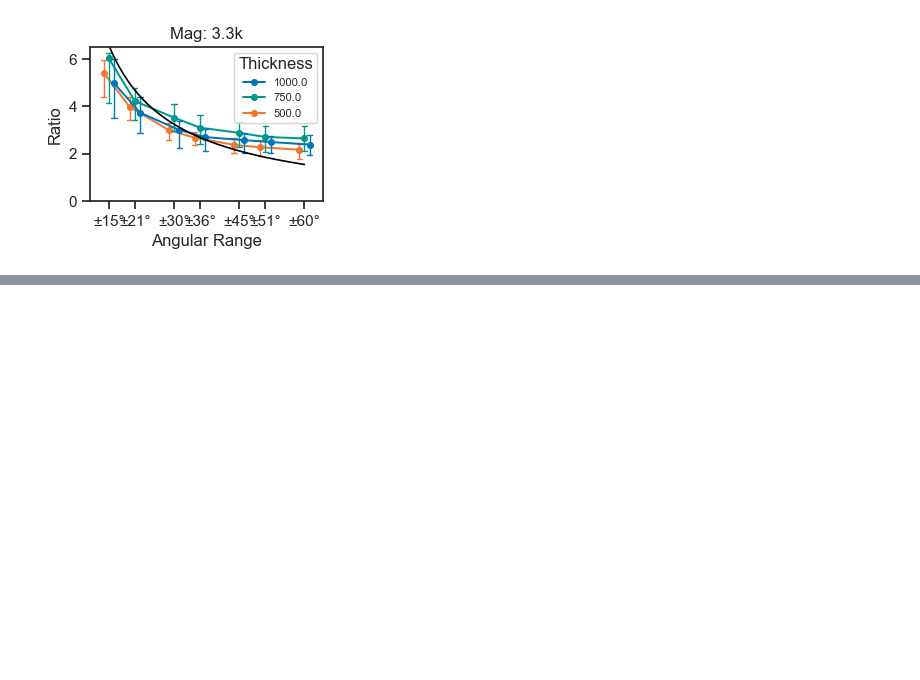
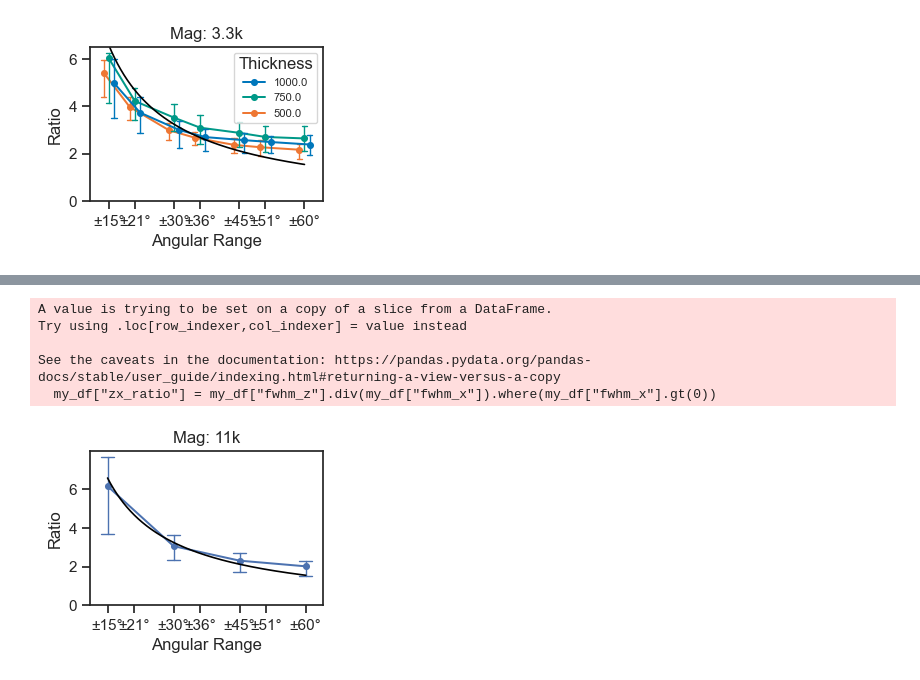
Before and after one commit to kuan-lab/tem-tomo, a Jupyter notebook: bead_resolution/250826_bead_res.ipynb, the cells around one changed output, grey strips where cells are left out. Drawn from its saved outputs; the diff is of its cells as text; code cells hidden in the pictures; blank space fills up the shorter version.

```diff
--- a/bead_resolution/250826_bead_res.ipynb
+++ b/bead_resolution/250826_bead_res.ipynb
@@ -209,0 +306,66 @@ plt.savefig(figs_dir + '250925_rev1_Zratio_beads_%s.pdf' % mag, bbox_inches = 't
+# %%
+# Main Plot for FSC res vs # projections
+# Fig. 1e
+max_angs = [60,51,45,36,30,21,15]
+theta_labels = ['±%s°' % ang for ang in max_angs]
+
+num_angs = [41,35,31,25,21,15,11]
+thick_pal={1000:'#0077BB',750:'#009988',500:'#EE7733'}
+mag = '3.3k'
+mag = '11k'
+if mag == '3.3k':
+    my_df = beads_df_3k
+
+elif mag == '11k':
+    my_df = beads_df_11k
+
+my_df = my_df[my_df['res_nm_z']<100]
+#pixel_size = my_df['pixel_size'].values[0]
+my_df["zx_ratio"] = my_df["fwhm_z"].div(my_df["fwhm_x"]).where(my_df["fwhm_x"].gt(0))
+
+
+sns.set_theme(rc={'figure.figsize':(3,2),'lines.linewidth':0.8},style = 'ticks')
+
+
+g = sns.pointplot(my_df,x='max_angle', y = 'zx_ratio', estimator='mean',
+            errorbar=('pi',50),
+            #errorbar = None,
+            native_scale=True,
+            log_scale = False,  markersize = 4, capsize = .2,
+            err_kws={'linewidth':1})
+
+
+handles, labels = g.get_legend_handles_labels()
+order = [2,1,0]
+#g.legend().remove()
+#g.legend([handles[idx] for idx in order],[labels[idx] for idx in order],fontsize=8,
+#         title = 'Thickness')
+#g.legend([handles[idx] for idx in order],[labels[idx] for idx in order],fontsize=10,
+#         title = 'Thickness', bbox_to_anchor=(-0.3, -.8), loc='lower left',ncol=3)
+
+g.set_xlabel('Angular Range')
+g.set_ylabel('Ratio')
+g.set_title('Mag: %s' % mag)#, ha='left', x = 0.1)
+#g.grid(axis='y', color = 'k', linewidth=0.5)
+g.set_ylim([0,g.get_ylim()[1]])
+g.set_xticks(max_angs)
+g.set_xticklabels(theta_labels)
+
+
+# Rademacher e_xz(alpha) curve
+def e_xz_rademacher(a_deg):
+    a = np.deg2rad(a_deg)
+    num = a + np.sin(a) * np.cos(a)
+    den = a - np.sin(a) * np.cos(a)
+    return np.sqrt(np.where(den != 0, num / den, np.nan))
+
+alpha_curve = np.linspace(my_df["max_angle"].min(), my_df["max_angle"].max(), 400)
+g.plot(alpha_curve, e_xz_rademacher(alpha_curve), color="black", lw=1.2, label="Theory")
+plt.savefig(figs_dir + '251002_rev1_Zratio_beads_11k_%s.pdf' % mag, bbox_inches = 'tight')
+# %% [output]
+A value is trying to be set on a copy of a slice from a DataFrame.
+Try using .loc[row_indexer,col_indexer] = value instead
+
+See the caveats in the documentation: https://pandas.pydata.org/pandas-docs/stable/user_guide/indexing.html#returning-a-view-versus-a-copy
+  my_df["zx_ratio"] = my_df["fwhm_z"].div(my_df["fwhm_x"]).where(my_df["fwhm_x"].gt(0))
+[figure, added]
```
Also changed, not shown: parts of 4 cells of this notebook, 1 other file.
